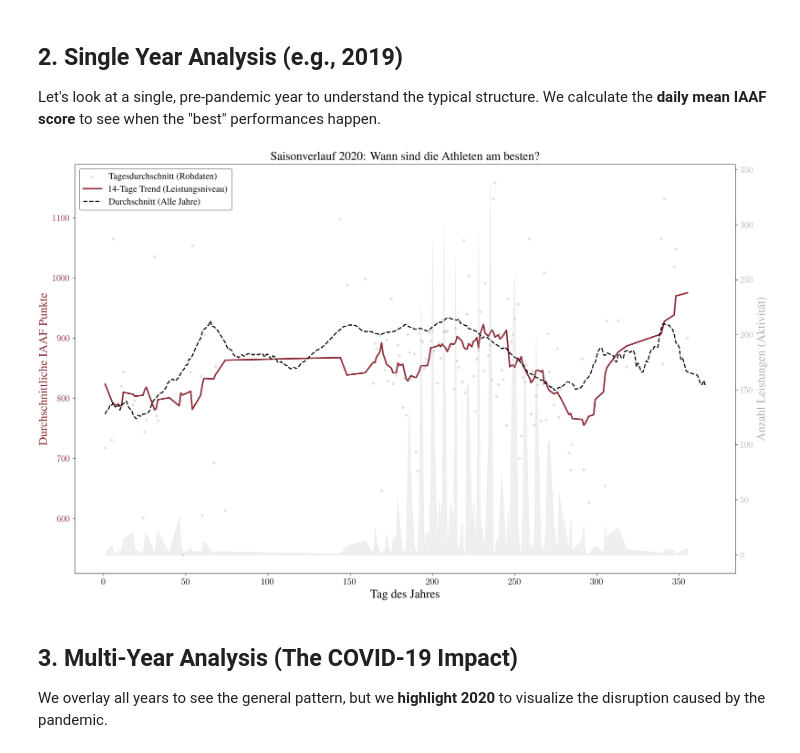
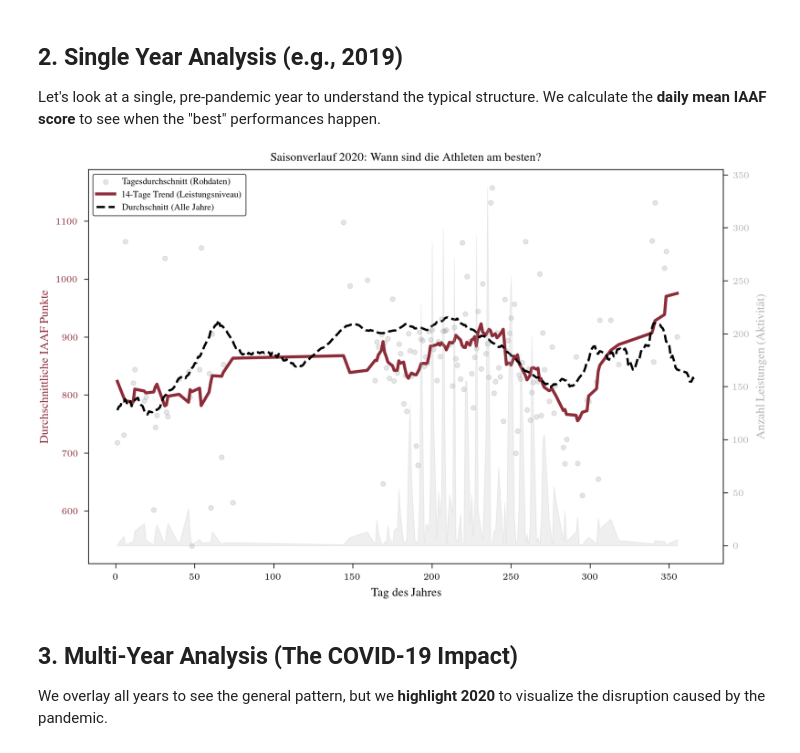
Before and after one commit to maxwernz/Data-Literacy, a Jupyter notebook: max/max_analysis/seasonal_performance.ipynb, the cells around one changed output. Drawn from its saved outputs; the diff is of its cells as text; code cells hidden in the pictures.

```diff
--- a/max/max_analysis/seasonal_performance.ipynb
+++ b/max/max_analysis/seasonal_performance.ipynb
@@ -100,46 +100,47 @@ We calculate the **daily mean IAAF score** to see when the "best" performances h
 # %%
 target_year = 2020
 df_year = df_clean[df_clean['jahr'] == target_year]
 
 # Aggregate by Day of Year
 # We calculate mean score and the count of competitions per day
 daily_stats = df_year.groupby('day_of_year')['iaaf_score'].agg(['mean', 'count'])
 
 # Rolling Average to smooth out weekend spikes (7-day window)
 daily_stats['smoothed_mean'] = daily_stats['mean'].rolling(window=14, center=True, min_periods=1).mean()
 
 # Calculate global mean across ALL years for comparison
 global_stats = df_clean.groupby('day_of_year')['iaaf_score'].mean()
 global_smoothed = global_stats.rolling(window=14, center=True, min_periods=1).mean()
 
 # Plotting
-with plt.rc_context(plt.increase_figsize(2)):
-    fig, ax1 = plt.subplots()
+# with plt.rc_context(plt.increase_figsize(2)):
+plt.set_column(column="full")
+fig, ax1 = plt.subplots()
 
-    # Plot Mean Score
-    ax1.scatter(daily_stats.index, daily_stats['mean'], alpha=0.2, color='gray', s=10, label='Tagesdurchschnitt (Rohdaten)')
-    ax1.plot(daily_stats.index, daily_stats['smoothed_mean'], color=rgb.tue_red, linewidth=2, label='14-Tage Trend (Leistungsniveau)')
+# Plot Mean Score
+ax1.scatter(daily_stats.index, daily_stats['mean'], alpha=0.2, color='gray', s=10, label='Tagesdurchschnitt (Rohdaten)')
+ax1.plot(daily_stats.index, daily_stats['smoothed_mean'], color=rgb.tue_red, linewidth=2, label='14-Tage Trend (Leistungsniveau)')
 
-    # Add Global Mean
-    ax1.plot(global_smoothed.index, global_smoothed, color='black', linestyle='--', linewidth=1.5, label='Durchschnitt (Alle Jahre)')
+# Add Global Mean
+ax1.plot(global_smoothed.index, global_smoothed, color='black', linestyle='--', linewidth=1.5, label='Durchschnitt (Alle Jahre)')
 
-    ax1.set_xlabel('Tag des Jahres')
-    ax1.set_ylabel('Durchschnittliche IAAF Punkte', color=rgb.tue_red)
-    ax1.tick_params(axis='y', labelcolor=rgb.tue_red)
+ax1.set_xlabel('Tag des Jahres')
+ax1.set_ylabel('Durchschnittliche IAAF Punkte', color=rgb.tue_red)
+ax1.tick_params(axis='y', labelcolor=rgb.tue_red)
 
-    # Create a twin axis to show the density of competitions (Number of results)
-    ax2 = ax1.twinx()
-    ax2.fill_between(daily_stats.index, daily_stats['count'], color=rgb.tue_gray, alpha=0.2, label='Anzahl Leistungen')
-    ax2.set_ylabel('Anzahl Leistungen (Aktivität)', color=rgb.tue_gray)
-    ax2.tick_params(axis='y', labelcolor=rgb.tue_gray)
+# Create a twin axis to show the density of competitions (Number of results)
+ax2 = ax1.twinx()
+ax2.fill_between(daily_stats.index, daily_stats['count'], color=rgb.tue_gray, alpha=0.2, label='Anzahl Leistungen')
+ax2.set_ylabel('Anzahl Leistungen (Aktivität)', color=rgb.tue_gray)
+ax2.tick_params(axis='y', labelcolor=rgb.tue_gray)
 
-    # Annotations for Seasons
-    plt.title(f'Saisonverlauf {target_year}: Wann sind die Athleten am besten?')
-    ax1.legend()
+# Annotations for Seasons
+plt.title(f'Saisonverlauf {target_year}: Wann sind die Athleten am besten?')
+ax1.legend()
 
-    plt.show()
+plt.show()
 # %% [output]
-[figure, old version]
+[figure, new version]
 # %% [markdown]
 ## 3. Multi-Year Analysis (The COVID-19 Impact)
 We overlay all years to see the general pattern, but we **highlight 2020** to visualize the disruption caused by the pandemic.
```
Also changed, not shown: 22 other files.
